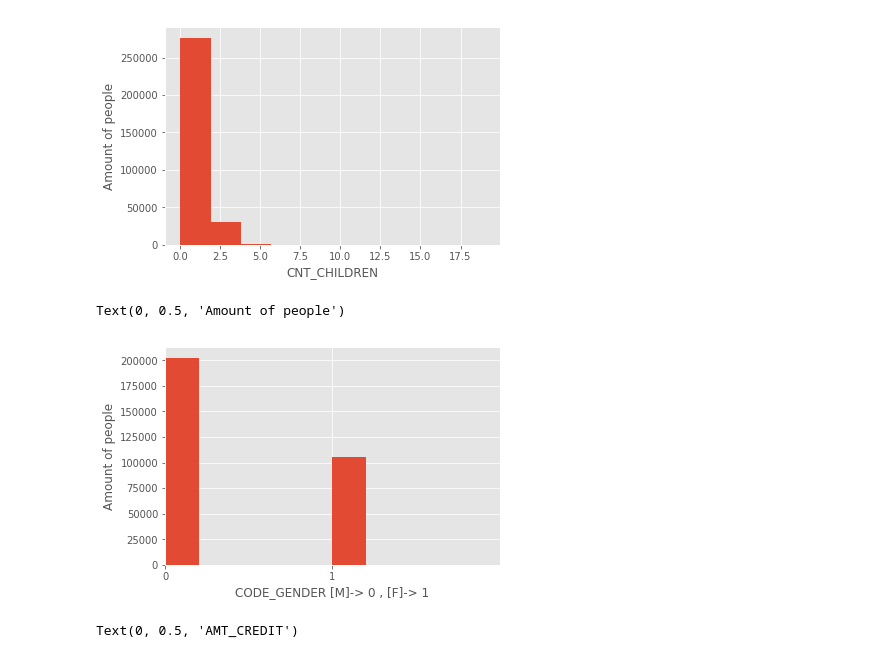
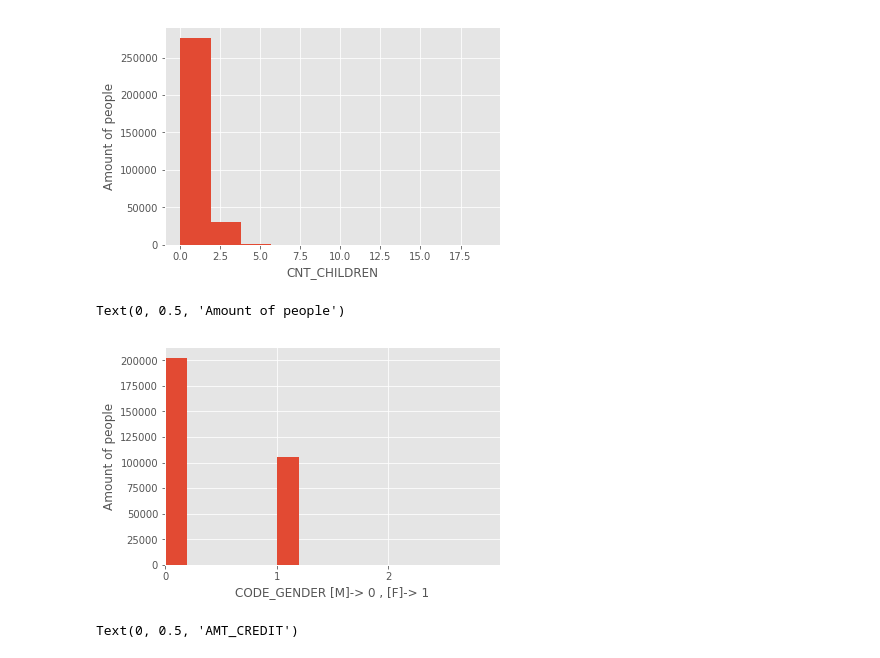
Before and after one commit to caseykcchang/2nd-ML100Days, a Jupyter notebook: homework/D5/Day_005_HW.ipynb, the cells around one changed output. Saved outputs shown, nothing was run; the diff lists cells and outputs as text; code cells hidden in the pictures.

```diff
--- a/homework/D5/Day_005_HW.ipynb
+++ b/homework/D5/Day_005_HW.ipynb
@@ -46,17 +46,17 @@ Text(0, 0.5, 'Amount of people')
 # %%
 gender_train  = app_train['CODE_GENDER'].values
 from sklearn.preprocessing import LabelEncoder
 le = LabelEncoder()
 le.fit(gender_train)
 gender_train = le.transform(gender_train)
 plt.hist(gender_train)
-plt.xlim((0, 2))
-plt.xticks(np.arange(0, 2, 1))
+plt.xlim((0, 3))
+plt.xticks(np.arange(0, 3, 1))
 plt.xlabel('CODE_GENDER [M]-> 0 , [F]-> 1')
 plt.ylabel('Amount of people')
 # %% [output]
 Text(0, 0.5, 'Amount of people')
-[figure, old version]
+[figure, new version]
 # %%
 index = app_train['AMT_CREDIT'][0:100].index.tolist()
 val = app_train['AMT_CREDIT'][0:100]
```
Also changed, not shown: parts of 5 cells of this notebook.
